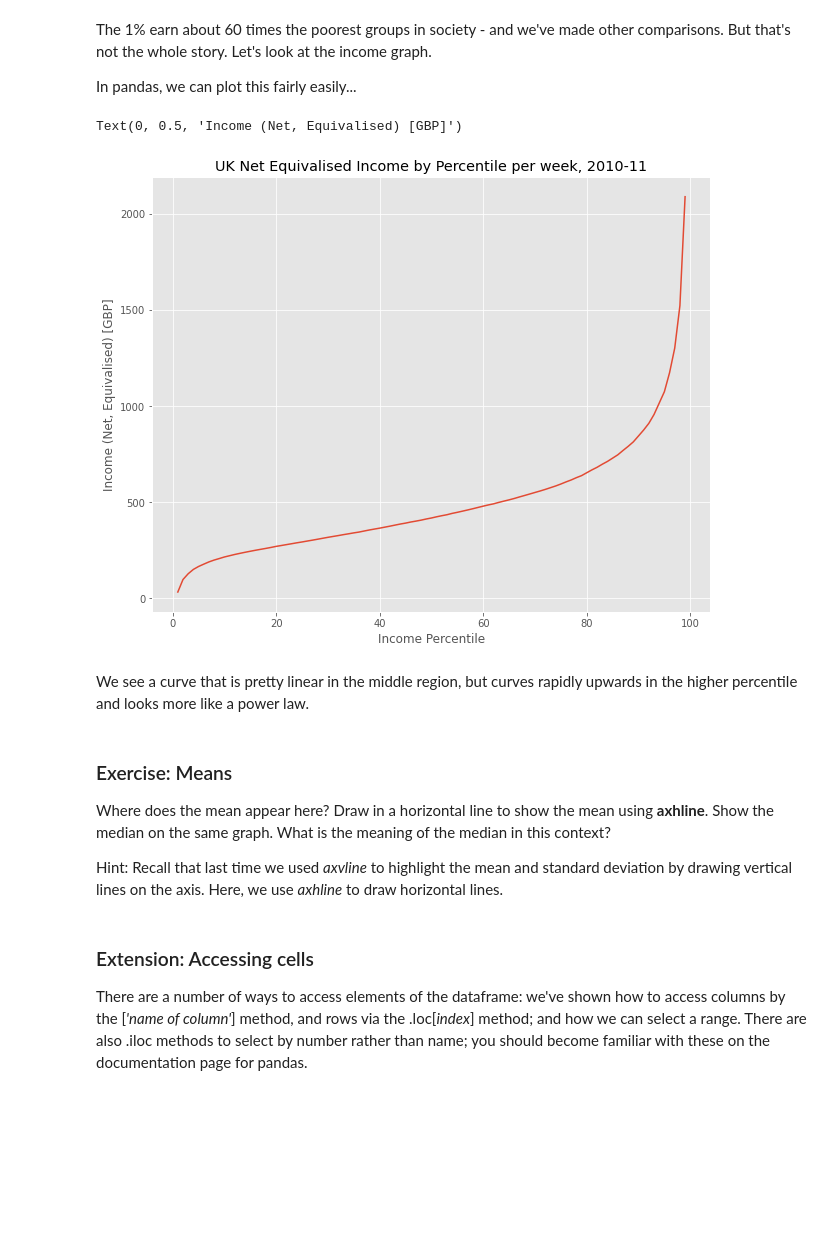
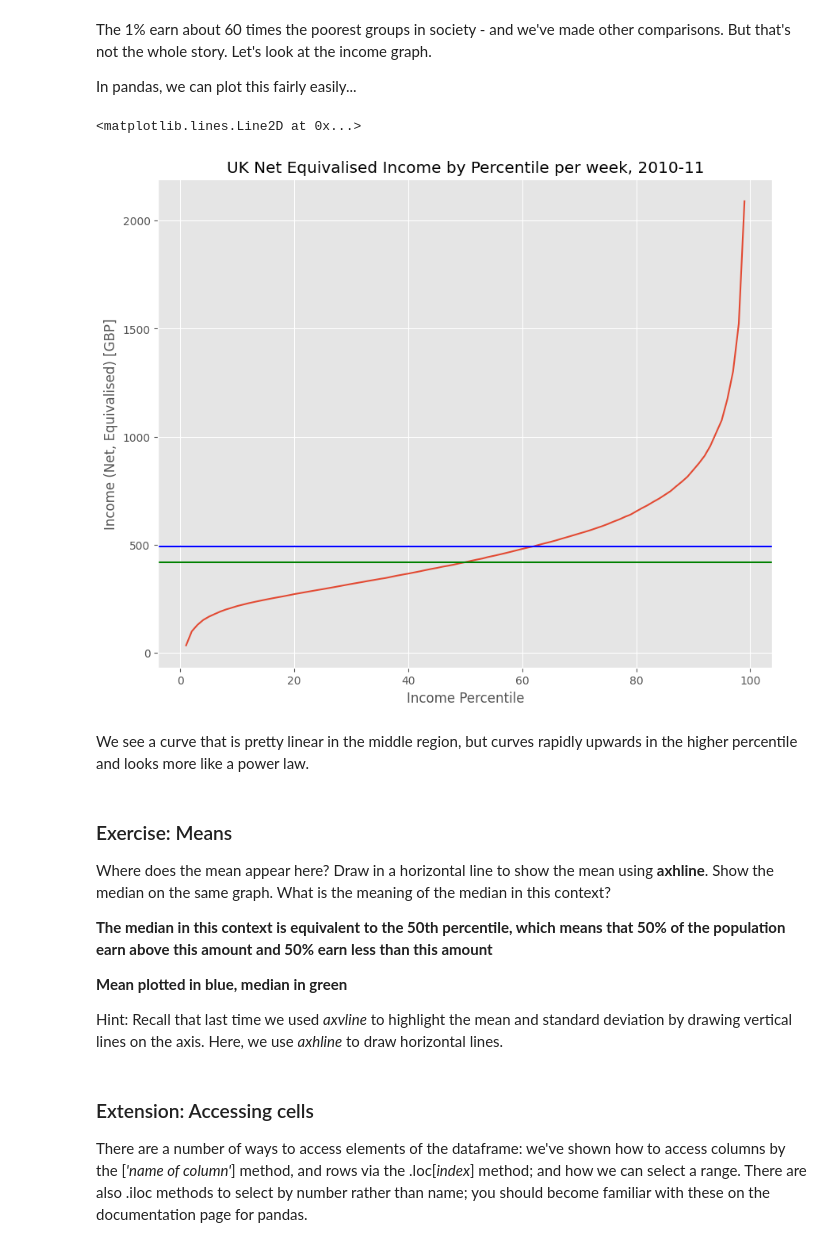
Before and after one commit to annagooding/QM2-2024, a Jupyter notebook: notebooks/W02. Pandas.ipynb, the cells around one changed output. Cells and saved outputs as stored; diff of their text form; code cells hidden in the pictures; blank space fills up the shorter version.

```diff
--- a/notebooks/W02. Pandas.ipynb
+++ b/notebooks/W02. Pandas.ipynb
@@ -217,3 +215,21 @@ How does
 1. The income of "the 1%" compare with the mean and median across the population, as a proportion?
 2. How does the 1% compare with the 90th percentile (the 10%)?
 3. How does the 10% compare with the median and mean?
+# %%
+net_income = income['Net equivalised household income in 2010-11, week']
+mean_net_income = net_income.mean()
+print ("mean earnings per week of the population: ", mean_net_income)
+
+median_net_income = net_income.median()
+print ("median earnings per week of the population: ", median_net_income)
+
+income_1_per_cent = income['Net equivalised household income in 2010-11, week'].loc[99]
+print ("income per week of top 1%: ", income_1_per_cent)
+
+income_10_per_cent = income['Net equivalised household income in 2010-11, week'].loc[90]
+print ("income per week of top 10%: ", income_10_per_cent)
+
+income_50 = income['Net equivalised household income in 2010-11, week'].loc[50]
+print ("note - 50th percentile = median =",income_50)
+
+#note median is the same as the 50th percentile - they are equivalent
@@ -224,11 +257,13 @@ In pandas, we can plot this fairly easily...
 # %%
 income['Net equivalised household income in 2010-11, week'].plot()
 plt.title('UK Net Equivalised Income by Percentile per week, 2010-11')
 plt.xlabel('Income Percentile')
 plt.ylabel('Income (Net, Equivalised) [GBP]')
+plt.axhline(y=mean_net_income, color ='b', label = 'Mean Income')
+plt.axhline(y=median_net_income, color = 'g', label = 'Median Income')
 # %% [output]
-Text(0, 0.5, 'Income (Net, Equivalised) [GBP]')
+<matplotlib.lines.Line2D at 0x...>
-[figure, old version]
+[figure, new version]
 # %% [markdown]
 We see a curve that is pretty linear in the middle region, but curves rapidly upwards in the higher percentile and looks more like a power law.
 # %% [markdown]
@@ -236,6 +271,10 @@ We see a curve that is pretty linear in the middle region, but curves rapidly up
 
 Where does the mean appear here? Draw in a horizontal line to show the mean using **axhline**. Show the median on the same graph. What is the meaning of the median in this context?
 
+**The median in this context is equivalent to the 50th percentile, which means that 50% of the population earn above this amount and 50% earn less than this amount**
+
+**Mean plotted in blue, median in green**
+
 Hint: Recall that last time we used *axvline* to highlight the mean and standard deviation by drawing vertical lines on the axis. Here, we use *axhline* to draw horizontal lines.
 # %% [markdown]
 ### Extension: Accessing cells
```
Also changed, not shown: parts of 20 cells of this notebook.
